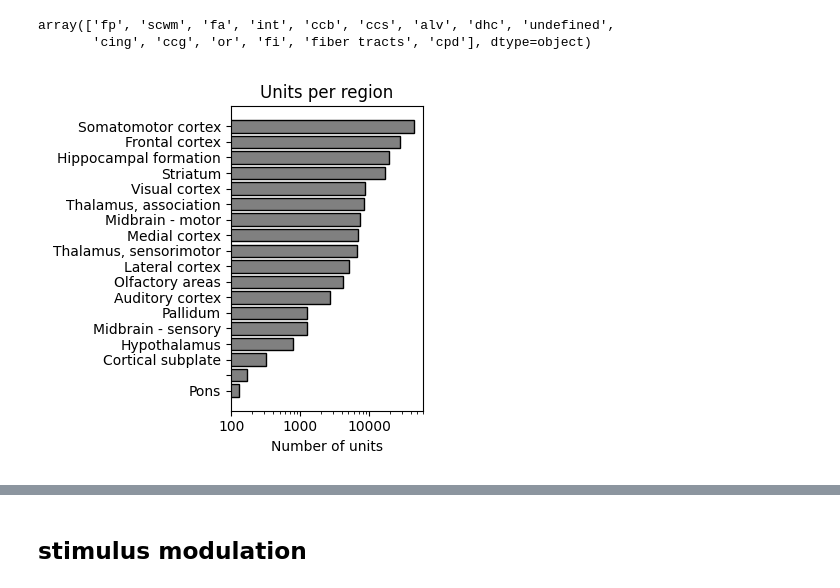
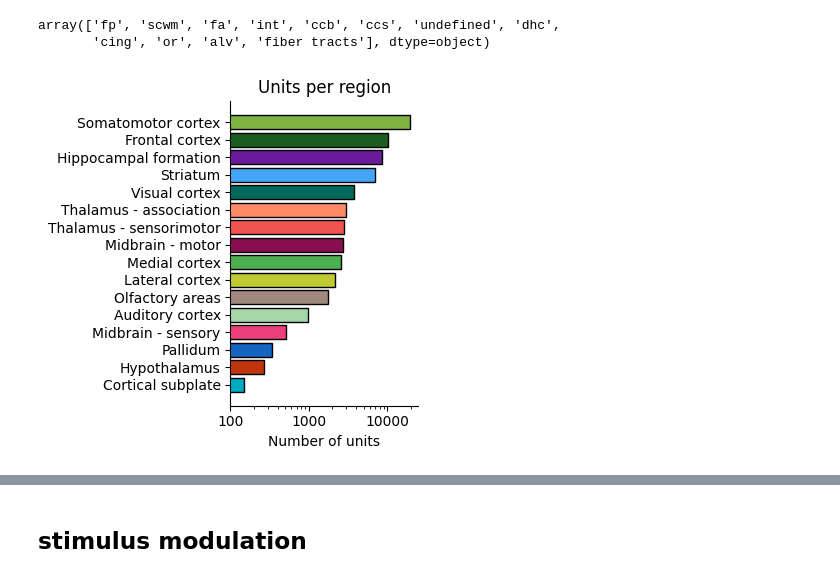
Before and after one commit to AllenInstitute/dynamic_routing_analysis, a Jupyter notebook: notebooks/single_unit_metrics_analysis.ipynb, the cells around one changed output, grey strips where cells are left out. Cells and saved outputs as stored; diff of their text form; code cells hidden in the pictures.

```diff
--- a/notebooks/single_unit_metrics_analysis.ipynb
+++ b/notebooks/single_unit_metrics_analysis.ipynb
@@ -86,7 +91,7 @@ sel_project='DynamicRouting'
 sel_units=all_data.query('presence_ratio>=0.7 and \
                             isi_violations_ratio<=0.5 and \
                             amplitude_cutoff<=0.1 and \
-                            activity_drift<=0.2 and \
+                            activity_drift<=0.1 and \
                             project.str.contains(@sel_project) and \
                             ~structure.isna() and ~location.isna() and \
                             session_id in @dr_session_list',)
@@ -214,3 +263,6 @@ broad_structure_grouping = {
 sel_units['broad_structure'] = ''
 for group, structure_list in broad_structure_grouping.items():
     sel_units.loc[sel_units['structure'].isin(structure_list), 'broad_structure'] = group
+# %%
+simplified_structure_by_group_df = plot_utils.get_structure_colormap(by_structure=False,by_group=True)
+simplified_structure_by_group_df
@@ -217,34 +287,44 @@ for group, structure_list in broad_structure_grouping.items():
+# %%
+sel_units['structure_group'] = ''
+for rr,row in simplified_structure_by_group_df.iterrows():
+    sel_units.loc[sel_units['structure'].isin(row['structure_list']), 'structure_group'] = row['structure_group']
 # %%
-sel_units.query('broad_structure==""')['structure'].unique()
+sel_units.query('structure_group==""')['structure'].unique()
 # %% [output]
-array(['fp', 'scwm', 'fa', 'int', 'ccb', 'ccs', 'alv', 'dhc', 'undefined',
-       'cing', 'ccg', 'or', 'fi', 'fiber tracts', 'cpd'], dtype=object)
+array(['fp', 'scwm', 'fa', 'int', 'ccb', 'ccs', 'undefined', 'dhc',
+       'cing', 'or', 'alv', 'fiber tracts'], dtype=object)
 # %%
 #bar plot of units recorded
 
 min_n_units=100
 min_n_sessions=1
 
-n_sessions_by_structure=sel_units.groupby('broad_structure')['session_id'].nunique()
-n_units_by_structure=sel_units['broad_structure'].value_counts()
+n_sessions_by_structure=sel_units.groupby('structure_group')['session_id'].nunique()
+n_units_by_structure=sel_units['structure_group'].value_counts()
 n_units_sessions_by_structure_table=pd.merge(
     n_units_by_structure,n_sessions_by_structure,left_index=True,right_index=True,how='outer',suffixes=('_n_units','_n_sessions')
     ).query('count>@min_n_units and session_id>=@min_n_sessions').sort_values(by='count', ascending=True)
 
 # n_units_sessions_by_structure_table
 
 fig,ax=plt.subplots(1,1,figsize=(4,4),sharex=True,sharey=True)
+#color bars according to structure group
+structure_colors = dict(zip(simplified_structure_by_group_df['structure_group'], simplified_structure_by_group_df['structure_color']))
 ax.barh(n_units_sessions_by_structure_table.index, n_units_sessions_by_structure_table['count'],
-       color='gray', edgecolor='k')
+       color=[structure_colors.get(idx, 'gray') for idx in n_units_sessions_by_structure_table.index], edgecolor='k')
 ax.set_xlabel('Number of units')
 ax.set_title('Units per region')
 ax.set_xscale('log')
 ax.set_xticks([100,1000,10000])
 ax.set_xticklabels(['100','1000','10000'])
 
+ax.spines['top'].set_visible(False)
+ax.spines['right'].set_visible(False)
+# ax.spines['bottom'].set_visible(False)
+
 fig.tight_layout()
 # %% [output]
-[figure, old version]
+[figure, new version]
 # %%
 y_axis_labels=list(broad_structure_grouping.keys())
 y_axis_labels
```
Also changed, not shown: parts of 20 cells of this notebook, 10 other files.
